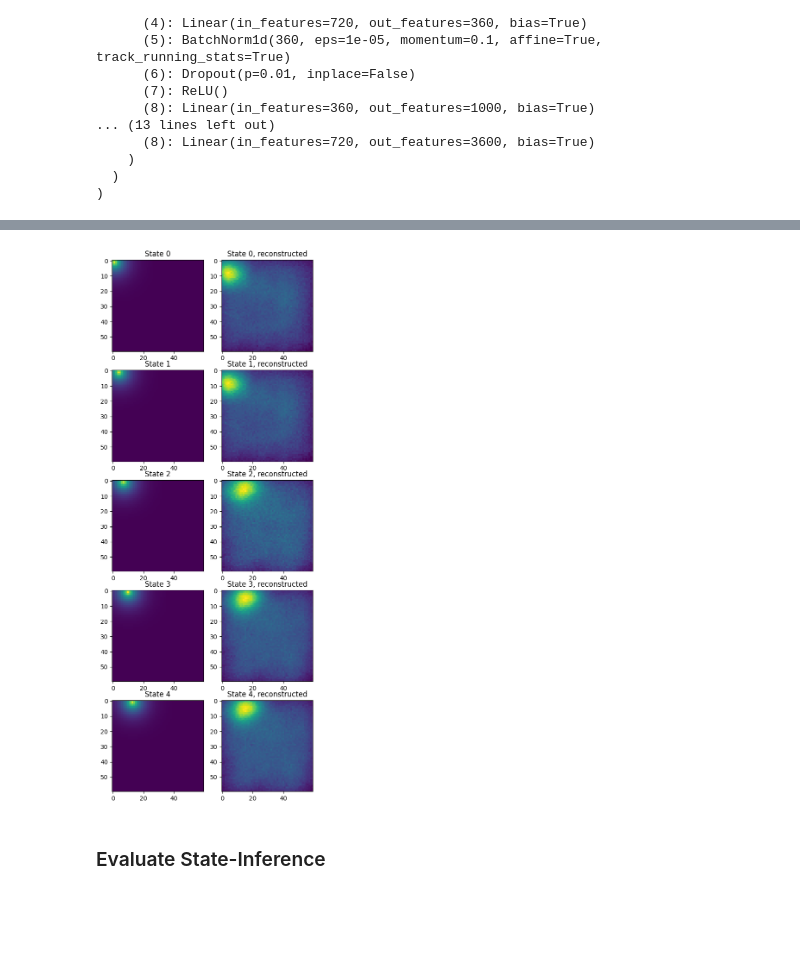
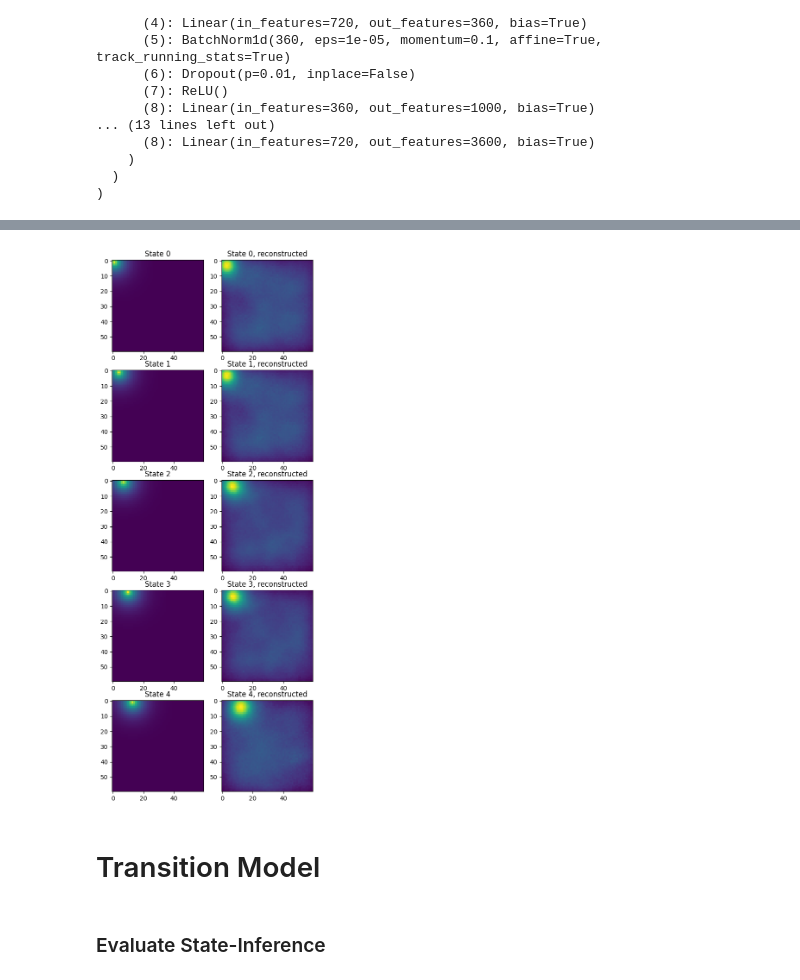
Before and after one commit to nicktfranklin/thread_the_needle, a Jupyter notebook: State_Inference_Network.ipynb, the cells around one changed output, grey strips where cells are left out. Cells and saved outputs as stored; diff of their text form; code cells hidden in the pictures; blank space fills up the shorter version.

```diff
--- a/State_Inference_Network.ipynb
+++ b/State_Inference_Network.ipynb
@@ -49,9 +52,7 @@ MAP_HEIGHT = 60
 
 
 gw_kwargs = dict(
-    rbf_kernel_size = 51, # must be odd
-    rbf_kernel_scale = .2,
-    location_noise_scale = 1.0
+    rbf_kernel_size=51, rbf_kernel_scale=0.2, location_noise_scale=1.0  # must be odd
 )
 
 
@@ -217,21 +233,33 @@ test_loader = data.DataLoader(test_observations, batch_size=BATCH_SIZE)
 # from models import mDVAE, MLP, MLP
 
 ### Model + Training Parameters
-N_EPOCHS = 20 # should be 20
+N_EPOCHS = 20  # should be 20
 EMBEDDING_LAYERS = 5
 EMBEDDING_DIM = len(observation_model.states) // 2
-LR = 1e-4
+OBSERVATION_DIM = observation_model.map_height**2
+LR = 3e-4
 beta = 2.0
 tau = 1.0
 gamma = 0.95
 dropout = 0.01
 
 # # create the model
-vae_kwargs = dict(z_dim=EMBEDDING_DIM, z_layers=EMBEDDING_LAYERS,
-                  beta=beta, tau=tau, gamma=gamma)
+vae_kwargs = dict(
+    z_dim=EMBEDDING_DIM, z_layers=EMBEDDING_LAYERS, beta=beta, tau=tau, gamma=gamma
+)
 z_dim = EMBEDDING_DIM * EMBEDDING_LAYERS
-encoder = Encoder(d, [d // 5, d // 10], z_dim, dropout=dropout)
-decoder = Decoder(z_dim, [d // 10, d // 5], d, dropout=dropout)
+encoder = Encoder(
+    OBSERVATION_DIM,
+    [OBSERVATION_DIM // 5, OBSERVATION_DIM // 10],
+    z_dim,
+    dropout=dropout,
+)
+decoder = Decoder(
+    z_dim,
+    [OBSERVATION_DIM // 10, OBSERVATION_DIM // 5],
+    OBSERVATION_DIM,
+    dropout=dropout,
+)
 vae_model = mDVAE(encoder, decoder, **vae_kwargs).to(DEVICE)
 print(vae_model)
 # %% [output]
@@ -281,19 +309,21 @@ Epoch 19, ELBO Loss (test) 1.0417
 # %%
 vae_model.eval()
 s = np.random.randint(0, EMBEDDING_DIM)
 ii = 0
 fig, axes = plt.subplots(5, 2, figsize=(6, 16))
 for s in range(5):
-    X_hat = vae_model(torch.tensor(test_observations[s,:]).view(1, -1).to(DEVICE))
+    X_hat = vae_model(test_obs[s, :].view(1, -1).to(DEVICE))
 
-    axes[ii][0].imshow(torch.tensor(test_observations[s,:]).view(MAP_HEIGHT, MAP_HEIGHT))
+    axes[ii][0].imshow(test_obs[s, :].view(MAP_HEIGHT, MAP_HEIGHT))
     axes[ii][1].imshow(X_hat.view(MAP_HEIGHT, MAP_HEIGHT).detach().cpu().numpy())
-    axes[ii][0].set_title(f'State {ii}')
-    axes[ii][1].set_title(f'State {ii}, reconstructed')
+    axes[ii][0].set_title(f"State {ii}")
+    axes[ii][1].set_title(f"State {ii}, reconstructed")
 
-    ii+=1
+    ii += 1
 # %% [output]
-[figure, old version]
+[figure, new version]
+# %% [markdown]
+# Transition Model
 # %% [markdown]
 ### Evaluate State-Inference
 # %%
```
Also changed, not shown: parts of 18 cells of this notebook, 6 other files.
